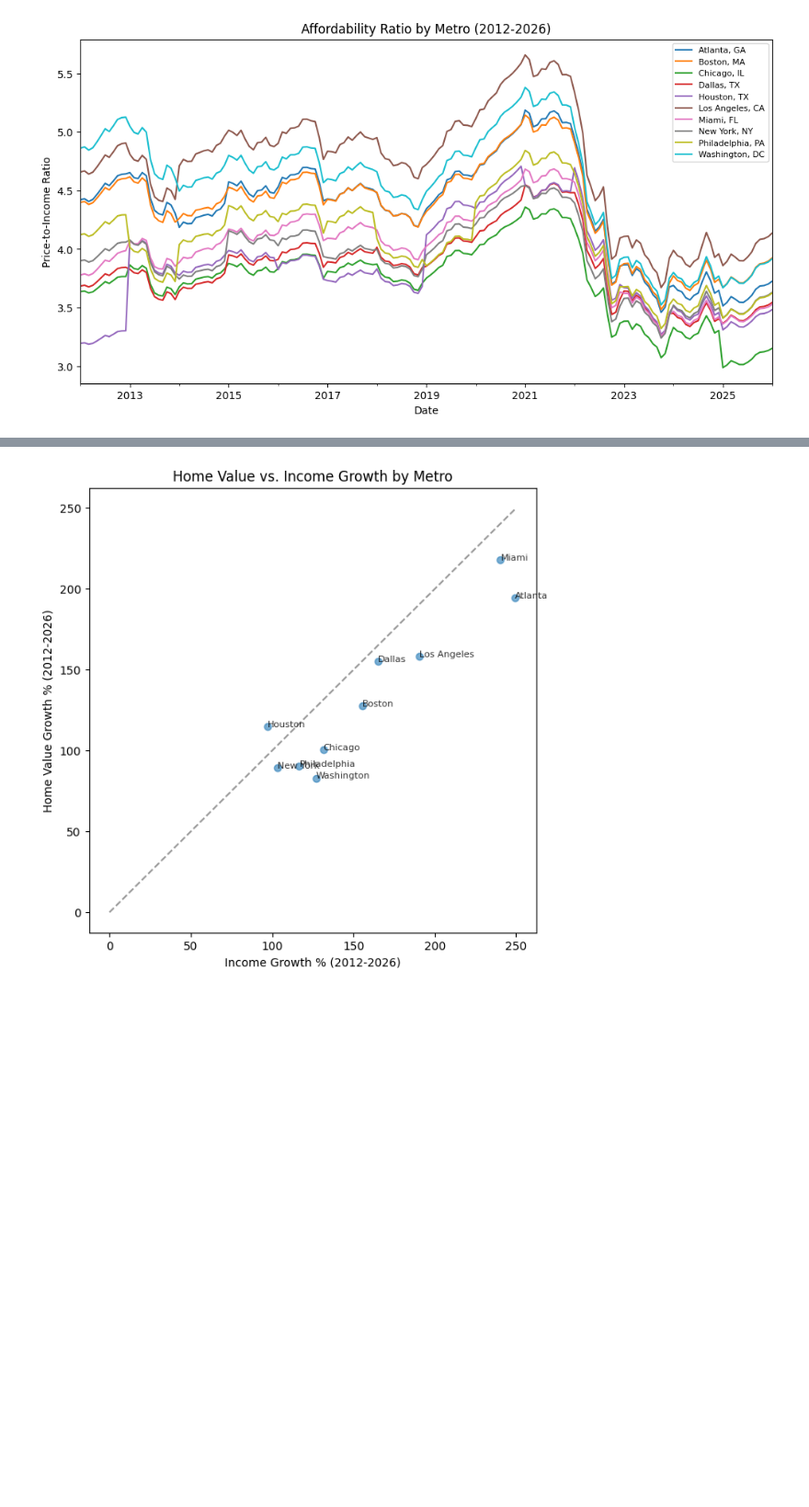
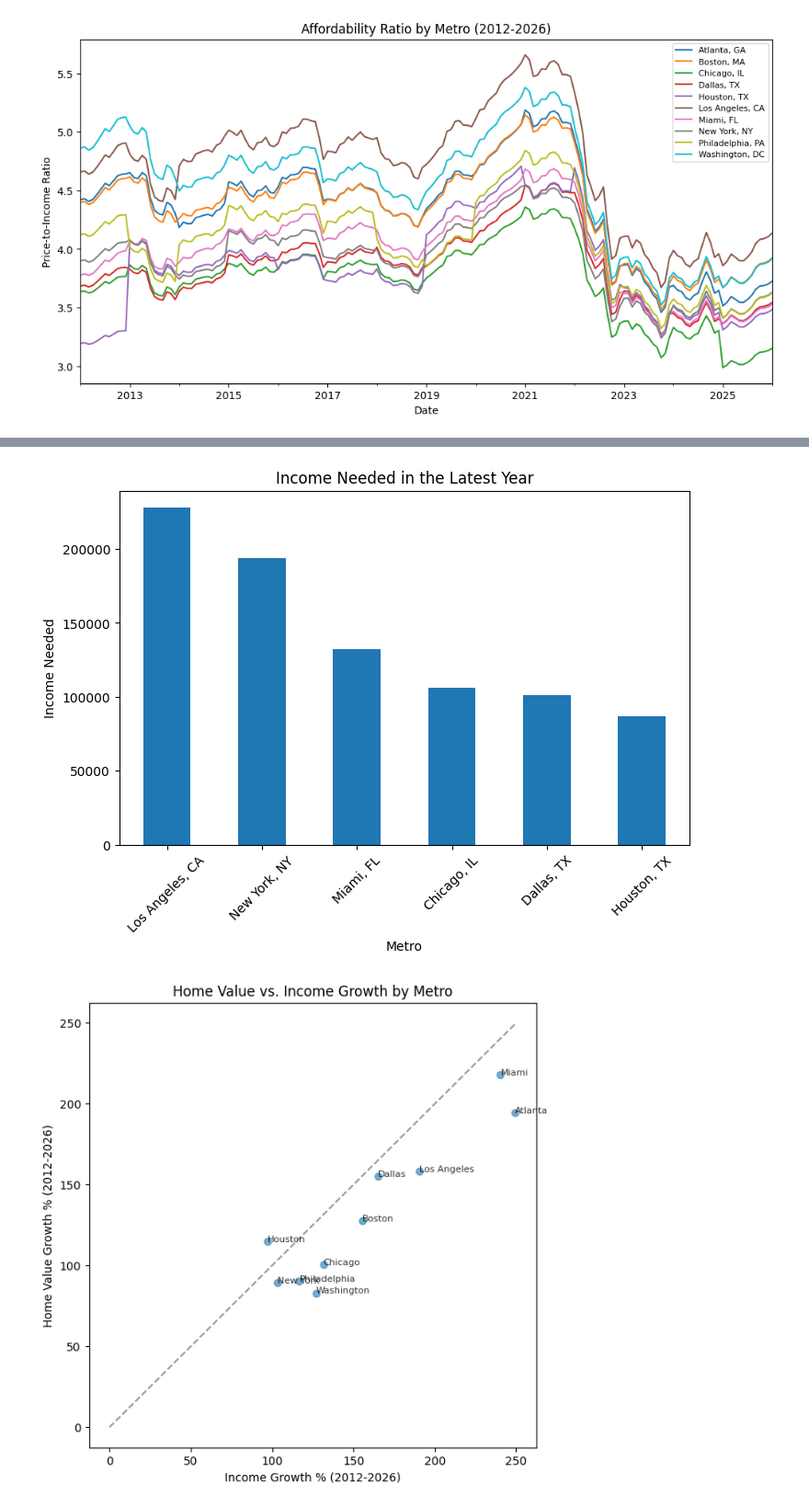
Before and after one commit to jkolo1/STA141B-Final-Project-Group-15, a Jupyter notebook: Housing Project.ipynb, the cells around one changed output, grey strips where cells are left out. Shown at 92% size. Cells and saved outputs as stored; diff of their text form; code cells hidden in the pictures; blank space fills up the shorter version.

```diff
--- a/Housing Project.ipynb
+++ b/Housing Project.ipynb
@@ -162,3 +233,20 @@ plt.show()
+# %%
+# Fig 5
+# Get the latest year income needed values for the 6 selected metros
+plot6["year"] = plot6["date"].dt.year
+latest6 = plot6.loc[
+    plot6["year"] == plot6["year"].max(),
+    ["RegionName", "IncomeNeeded"]
+].sort_values("IncomeNeeded", ascending=False)
+
+
+# Make a bar chart for income needed in the latest year
+ax = latest6.set_index("RegionName")["IncomeNeeded"].plot.bar(rot=45, figsize=[8, 5])
+ax.set(title="Income Needed in the Latest Year", xlabel="Metro", ylabel="Income Needed")
+
+plt.show()
+# %% [output]
+[figure, added]
 # %%
 # Ratio of % growth in home value in income over time
 def calc_growth(xx):
```
Also changed, not shown: parts of 8 cells of this notebook.
